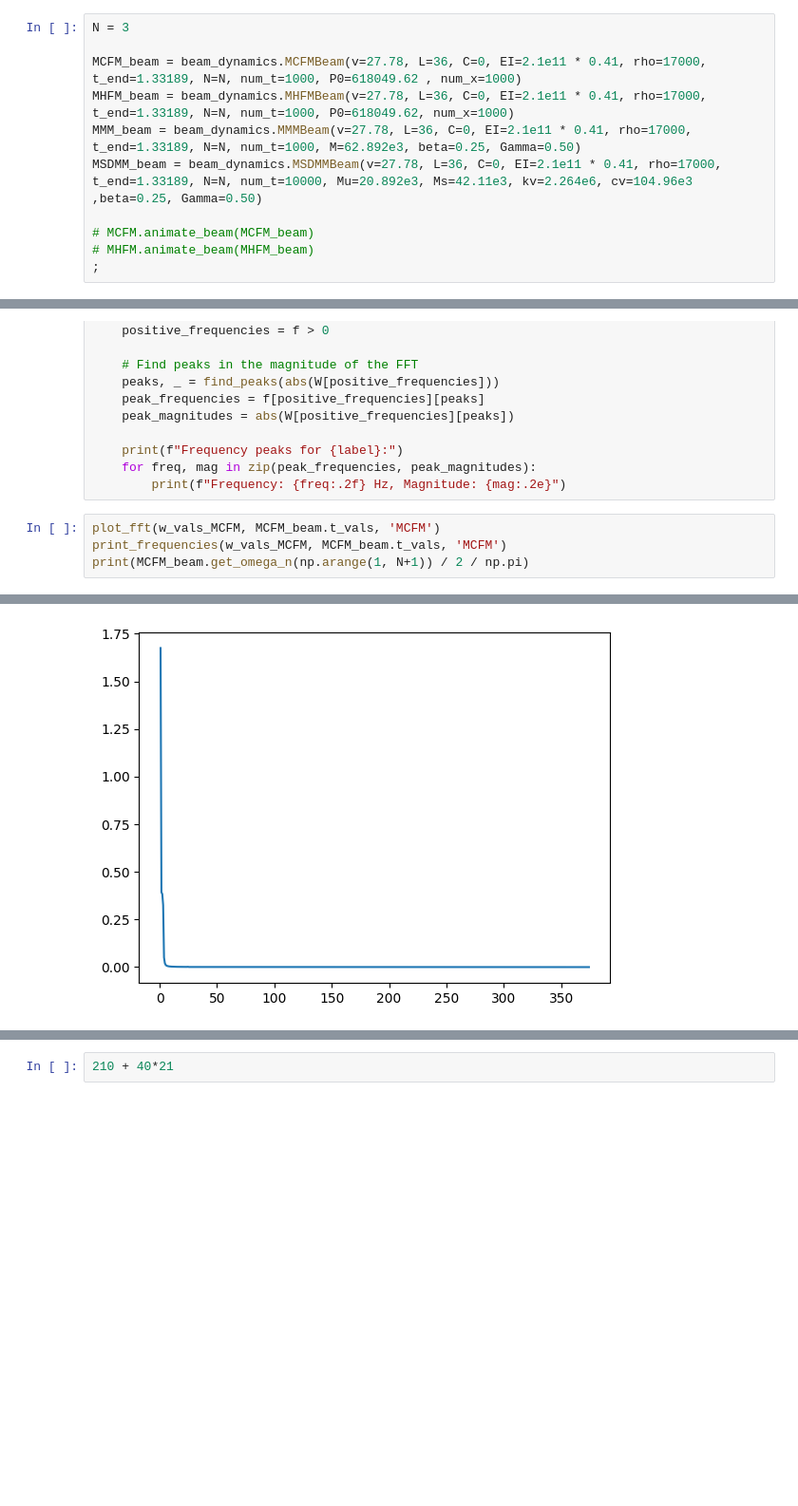
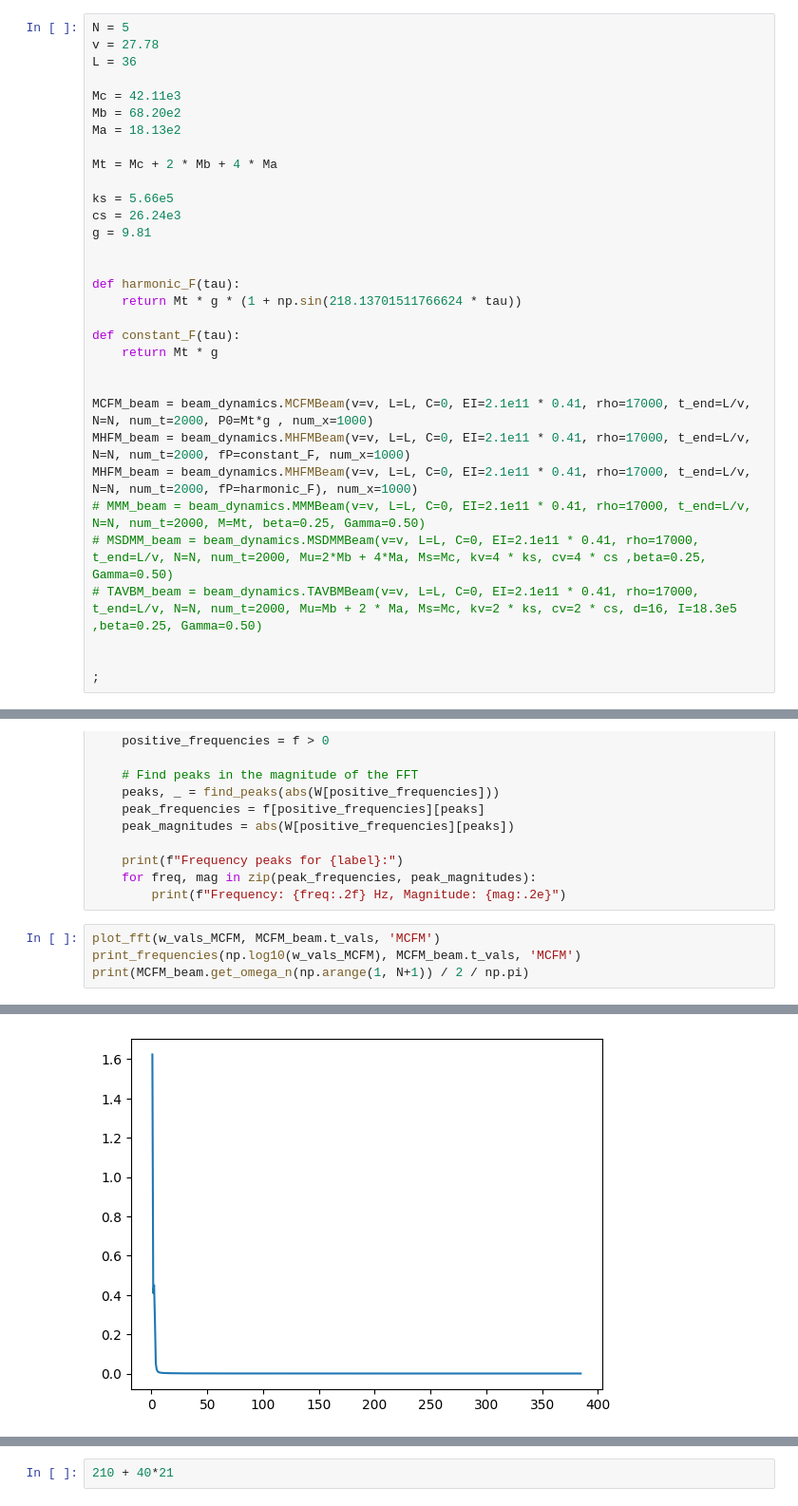
Before and after one commit to pellemutsaers/bridge_dynamics, a Jupyter notebook: compare.ipynb, the cells around one changed output, grey strips where cells are left out. Shown: that part at 95% size. Drawn from its saved outputs; the diff is of its cells as text; blank space fills up the shorter version.

```diff
--- a/compare.ipynb
+++ b/compare.ipynb
@@ -5,13 +12,34 @@ import numpy as np
 # %%
-N = 3
+N = 5
+v = 27.78
+L = 36
 
-MCFM_beam = beam_dynamics.MCFMBeam(v=27.78, L=36, C=0, EI=2.1e11 * 0.41, rho=17000, t_end=1.33189, N=N, num_t=1000, P0=618049.62 , num_x=1000)
-MHFM_beam = beam_dynamics.MHFMBeam(v=27.78, L=36, C=0, EI=2.1e11 * 0.41, rho=17000, t_end=1.33189, N=N, num_t=1000, P0=618049.62, num_x=1000)
-MMM_beam = beam_dynamics.MMMBeam(v=27.78, L=36, C=0, EI=2.1e11 * 0.41, rho=17000, t_end=1.33189, N=N, num_t=1000, M=62.892e3, beta=0.25, Gamma=0.50)
-MSDMM_beam = beam_dynamics.MSDMMBeam(v=27.78, L=36, C=0, EI=2.1e11 * 0.41, rho=17000, t_end=1.33189, N=N, num_t=10000, Mu=20.892e3, Ms=42.11e3, kv=2.264e6, cv=104.96e3 ,beta=0.25, Gamma=0.50)
+Mc = 42.11e3
+Mb = 68.20e2
+Ma = 18.13e2
 
-# MCFM.animate_beam(MCFM_beam)
-# MHFM.animate_beam(MHFM_beam)
+Mt = Mc + 2 * Mb + 4 * Ma
+
+ks = 5.66e5
+cs = 26.24e3
+g = 9.81
+
+
+def harmonic_F(tau):
+    return Mt * g * (1 + np.sin(218.13701511766624 * tau))
+
+def constant_F(tau):
+    return Mt * g
+
+
+MCFM_beam = beam_dynamics.MCFMBeam(v=v, L=L, C=0, EI=2.1e11 * 0.41, rho=17000, t_end=L/v, N=N, num_t=2000, P0=Mt*g , num_x=1000)
+MHFM_beam = beam_dynamics.MHFMBeam(v=v, L=L, C=0, EI=2.1e11 * 0.41, rho=17000, t_end=L/v, N=N, num_t=2000, fP=constant_F, num_x=1000)
+MHFM_beam = beam_dynamics.MHFMBeam(v=v, L=L, C=0, EI=2.1e11 * 0.41, rho=17000, t_end=L/v, N=N, num_t=2000, fP=harmonic_F), num_x=1000)
+# MMM_beam = beam_dynamics.MMMBeam(v=v, L=L, C=0, EI=2.1e11 * 0.41, rho=17000, t_end=L/v, N=N, num_t=2000, M=Mt, beta=0.25, Gamma=0.50)
+# MSDMM_beam = beam_dynamics.MSDMMBeam(v=v, L=L, C=0, EI=2.1e11 * 0.41, rho=17000, t_end=L/v, N=N, num_t=2000, Mu=2*Mb + 4*Ma, Ms=Mc, kv=4 * ks, cv=4 * cs ,beta=0.25, Gamma=0.50)
+# TAVBM_beam = beam_dynamics.TAVBMBeam(v=v, L=L, C=0, EI=2.1e11 * 0.41, rho=17000, t_end=L/v, N=N, num_t=2000, Mu=Mb + 2 * Ma, Ms=Mc, kv=2 * ks, cv=2 * cs, d=16, I=18.3e5 ,beta=0.25, Gamma=0.50)
+
+
 ;
 # %% [output]
 ''
@@ -89,7 +139,7 @@ def print_frequencies(w_vals, t_vals, label):
         print(f"Frequency: {freq:.2f} Hz, Magnitude: {mag:.2e}")
 # %%
 plot_fft(w_vals_MCFM, MCFM_beam.t_vals, 'MCFM')
-print_frequencies(w_vals_MCFM, MCFM_beam.t_vals, 'MCFM')
+print_frequencies(np.log10(w_vals_MCFM), MCFM_beam.t_vals, 'MCFM')
 print(MCFM_beam.get_omega_n(np.arange(1, N+1)) / 2 / np.pi)
 # %% [output]
 Frequency peaks for MCFM:
@@ -103,4 +147,4 @@ Frequency: 222.77 Hz, Magnitude: 1.02e-04
-[figure, old version]
+[figure, new version]
 # %%
 plot_fft(w_vals_MMM, MMM_beam.t_vals, 'MMM')
 print_frequencies(w_vals_MMM, MMM_beam.t_vals, 'MMM')
```
Also changed, not shown: parts of 9 cells of this notebook, 2 other files.
